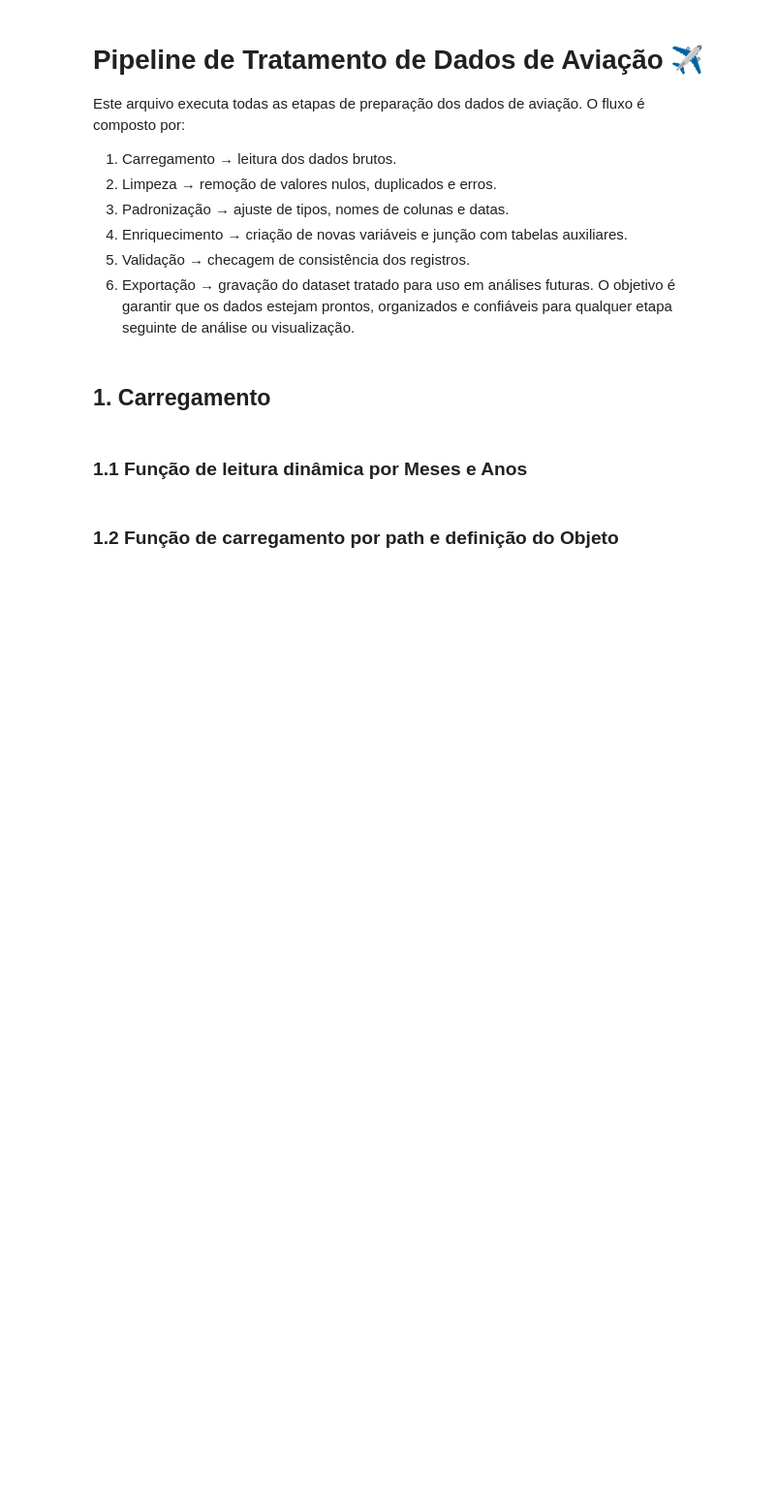
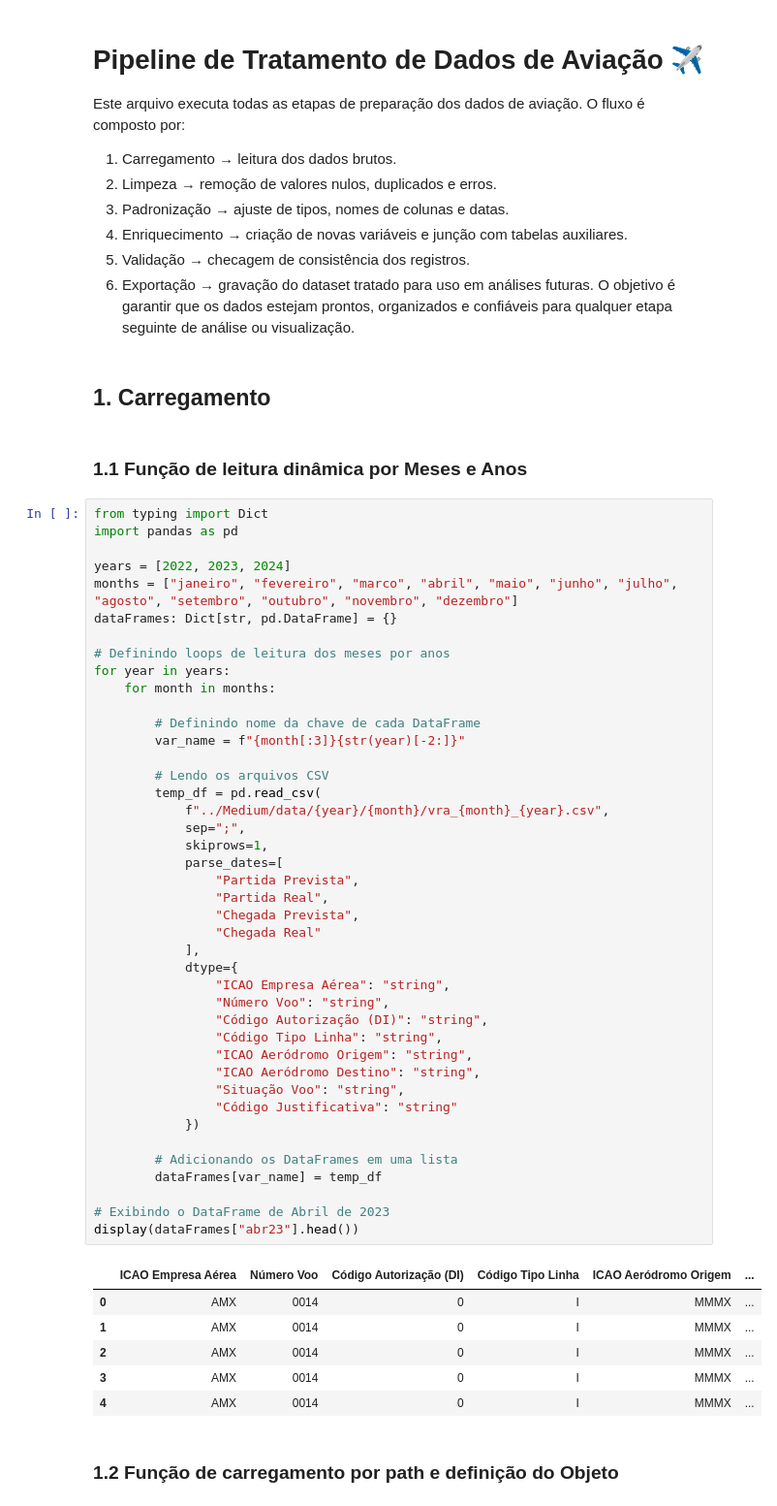
Before and after one commit to SirOtaiv/Flight-Data-Cience, a Jupyter notebook: Dev/model.ipynb, the cells around one changed output. Shown: that part at 97% size. Saved outputs shown, nothing was run; the diff lists cells and outputs as text; blank space fills up the shorter version.

Commit message:
Adicionado func de carregamento por meses e por anos

```diff
--- a/Dev/model.ipynb
+++ b/Dev/model.ipynb
@@ -13,6 +13,55 @@ O objetivo é garantir que os dados estejam prontos, organizados e confiáveis p
 ## 1. Carregamento
 # %% [markdown]
 ### 1.1 Função de leitura dinâmica por Meses e Anos
+# %%
+from typing import Dict
+import pandas as pd
+
+years = [2022, 2023, 2024]
+months = ["janeiro", "fevereiro", "marco", "abril", "maio", "junho", "julho", "agosto", "setembro", "outubro", "novembro", "dezembro"]
+dataFrames: Dict[str, pd.DataFrame] = {}
+
+# Definindo loops de leitura dos meses por anos
+for year in years:
+    for month in months:
+
+        # Definindo nome da chave de cada DataFrame
+        var_name = f"{month[:3]}{str(year)[-2:]}"
+
+        # Lendo os arquivos CSV
+        temp_df = pd.read_csv(
+            f"../Medium/data/{year}/{month}/vra_{month}_{year}.csv",
+            sep=";",
+            skiprows=1,
+            parse_dates=[
+                "Partida Prevista",
+                "Partida Real",
+                "Chegada Prevista",
+                "Chegada Real"
+            ],
+            dtype={
+                "ICAO Empresa Aérea": "string",
+                "Número Voo": "string",
+                "Código Autorização (DI)": "string",
+                "Código Tipo Linha": "string",
+                "ICAO Aeródromo Origem": "string",
+                "ICAO Aeródromo Destino": "string",
+                "Situação Voo": "string",
+                "Código Justificativa": "string"
+            })
+
+        # Adicionando os DataFrames em uma lista
+        dataFrames[var_name] = temp_df
+
+# Exibindo o DataFrame de Abril de 2023
+display(dataFrames["abr23"].head())
+# %% [output]
+|  | ICAO Empresa Aérea | Número Voo | Código Autorização (DI) | Código Tipo Linha | ICAO Aeródromo Origem | ... |
+| 0 | AMX | 0014 | 0 | I | MMMX | ... |
+| 1 | AMX | 0014 | 0 | I | MMMX | ... |
+| 2 | AMX | 0014 | 0 | I | MMMX | ... |
+| 3 | AMX | 0014 | 0 | I | MMMX | ... |
+| 4 | AMX | 0014 | 0 | I | MMMX | ... |
 # %% [markdown]
 ### 1.2 Função de carregamento por path e definição do Objeto
 # %%
```
Also changed, not shown: parts of 1 cell of this notebook.
